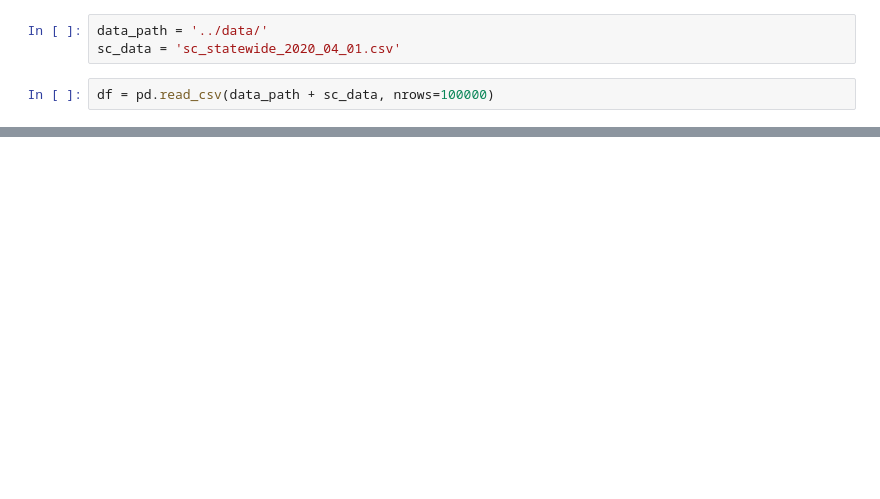
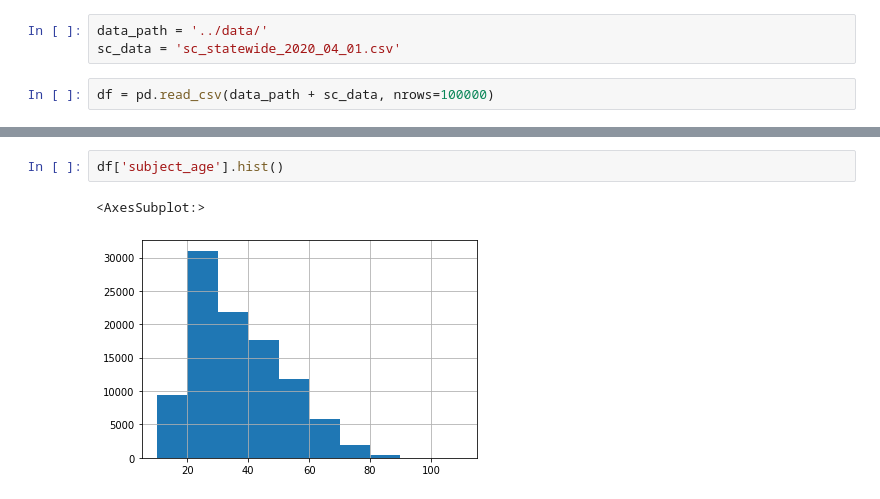
Before and after one commit to plotguy/police_stops_analysis, a Jupyter notebook: analysis/analysis_0.ipynb, the cells around one changed output, grey strips where cells are left out. Cells and saved outputs as stored; diff of their text form; blank space fills up the shorter version.

```diff
--- a/analysis/analysis_0.ipynb
+++ b/analysis/analysis_0.ipynb
@@ -19,0 +31,5 @@ df.head()
+# %%
+df['subject_age'].hist()
+# %% [output]
+<AxesSubplot:>
+[figure, added]
```
Also changed, not shown: parts of 6 cells of this notebook.
